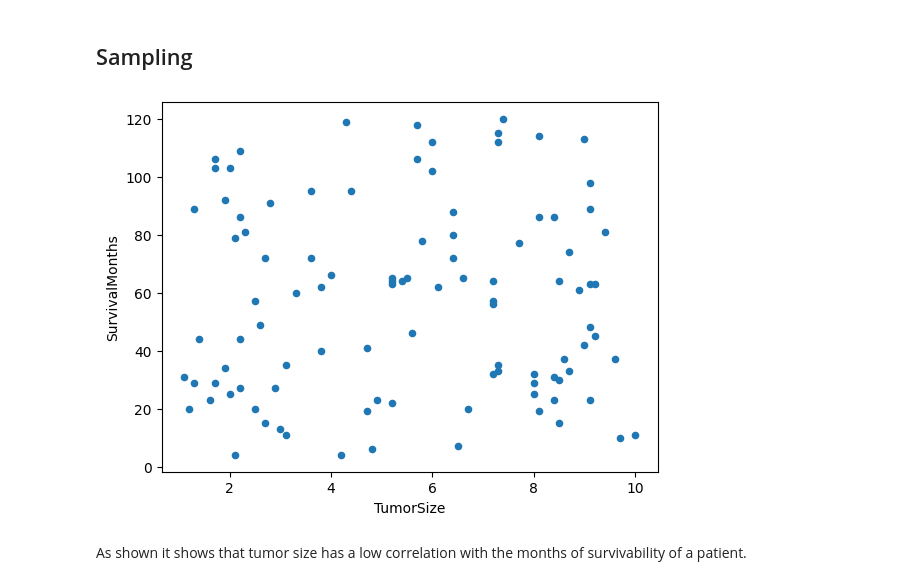
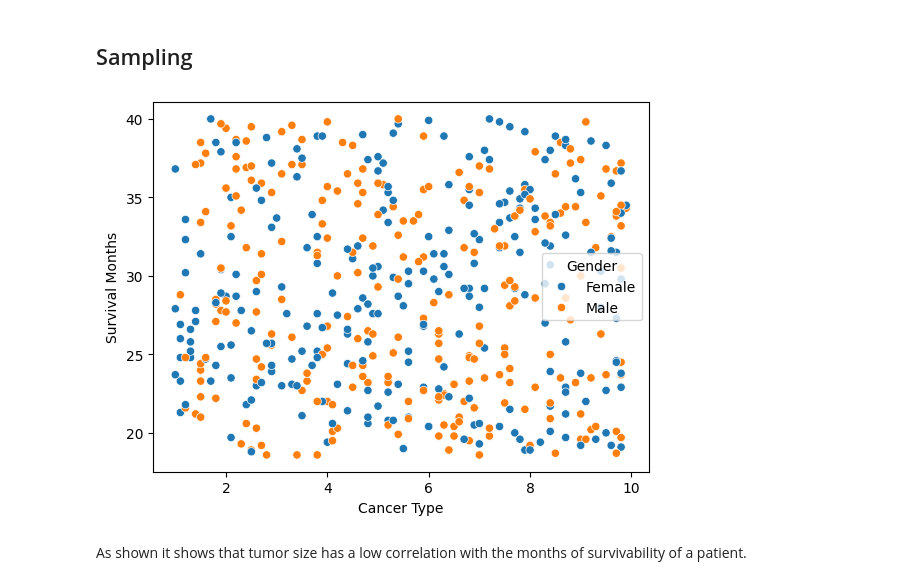
Before and after one commit to ascxiao/Cancer-Dataset-Analysis, a Jupyter notebook: cancer.ipynb, the cells around one changed output. Saved outputs shown, nothing was run; the diff lists cells and outputs as text; code cells hidden in the pictures.

```diff
--- a/cancer.ipynb
+++ b/cancer.ipynb
@@ -135,18 +135,20 @@ The point plot above shows the difference between months of survivability of pat
 # %% [markdown]
 <h2>Sampling </h2>
 # %%
-sample_size = 100
+sample_size = 500
 
 shuffled = cancer_transform.sample(frac = 1).reset_index(drop = True).reset_index()
 pop_size = len(shuffled)
 interval = pop_size // sample_size
 
 cancer_interval = cancer_transform.iloc[::interval]
 
-cancer_interval.plot(x = 'TumorSize', y = 'SurvivalMonths', kind = 'scatter')
+g = sns.scatterplot(x = 'TumorSize', y = 'BMI', data = cancer_interval, hue = 'Gender')
+g.set(xlabel = 'Cancer Type', ylabel = 'Survival Months')
+
 plt.show()
 # %% [output]
-[figure, old version]
+[figure, new version]
 # %% [markdown]
 As shown it shows that tumor size has a low correlation with the months of survivability of a patient.
 # %%
```
Also changed, not shown: parts of 4 cells of this notebook.
